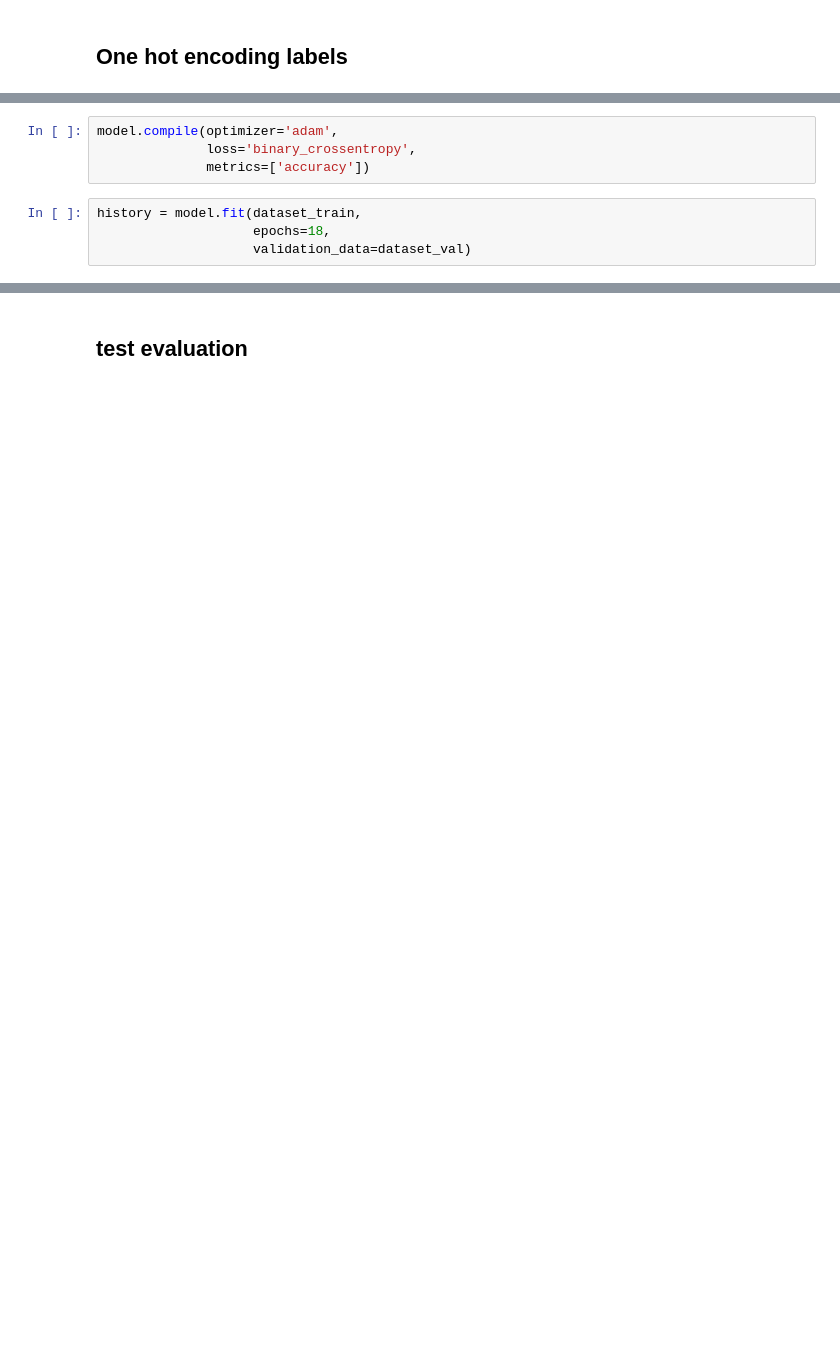
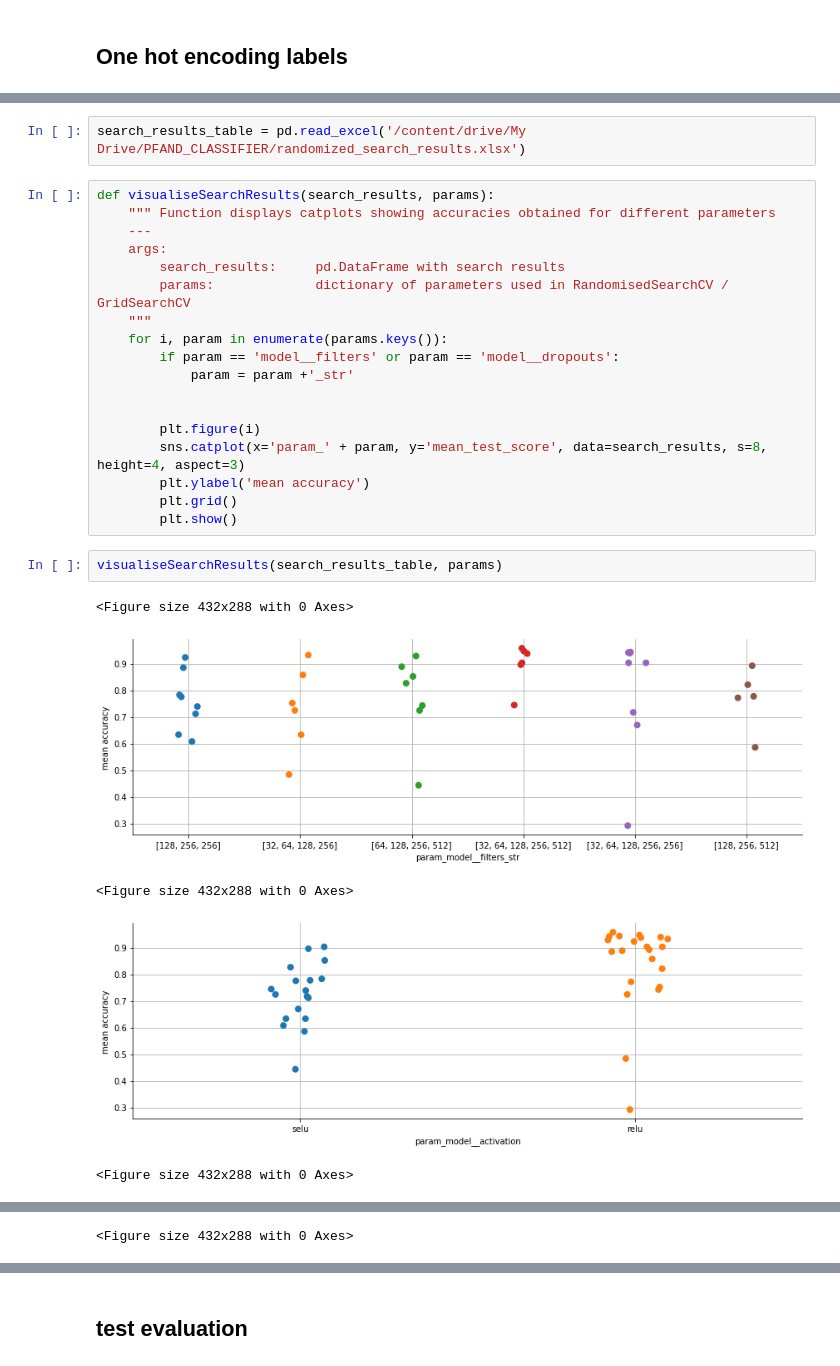
Before and after one commit to marcinstopyra/pfand_clf, a Jupyter notebook: pfand_clf.ipynb, the cells around one changed output, grey strips where cells are left out. Saved outputs shown, nothing was run; the diff lists cells and outputs as text; blank space fills up the shorter version.

Commit message:
changed tf.DataSet input data approach to numpy ndarray, performed hyperparameter optimisation with randomized search

```diff
--- a/pfand_clf.ipynb
+++ b/pfand_clf.ipynb
@@ -218,8 +157,0 @@ _________________________________________________________________
-# %%
-model.compile(optimizer='adam',
-              loss='binary_crossentropy',
-              metrics=['accuracy'])
-# %%
-history = model.fit(dataset_train,
-                    epochs=18,
-                    validation_data=dataset_val)
@@ -228,0 +347,28 @@ KeyboardInterrupt: ignored
+# %%
+search_results_table = pd.read_excel('/content/drive/My Drive/PFAND_CLASSIFIER/randomized_search_results.xlsx')
+# %%
+def visualiseSearchResults(search_results, params):
+    """ Function displays catplots showing accuracies obtained for different parameters
+    ---
+    args:
+        search_results:     pd.DataFrame with search results
+        params:             dictionary of parameters used in RandomisedSearchCV / GridSearchCV
+    """
+    for i, param in enumerate(params.keys()):
+        if param == 'model__filters' or param == 'model__dropouts':
+            param = param +'_str'
+
+
+        plt.figure(i)
+        sns.catplot(x='param_' + param, y='mean_test_score', data=search_results, s=8, height=4, aspect=3)
+        plt.ylabel('mean accuracy')
+        plt.grid()
+        plt.show()
+# %%
+visualiseSearchResults(search_results_table, params)
+# %% [output]
+<Figure size 432x288 with 0 Axes>
+[figure, added]
+<Figure size 432x288 with 0 Axes>
+[figure, added]
+<Figure size 432x288 with 0 Axes>
@@ -228,0 +376 @@ KeyboardInterrupt: ignored
+<Figure size 432x288 with 0 Axes>
```
Also changed, not shown: parts of 40 cells of this notebook.
